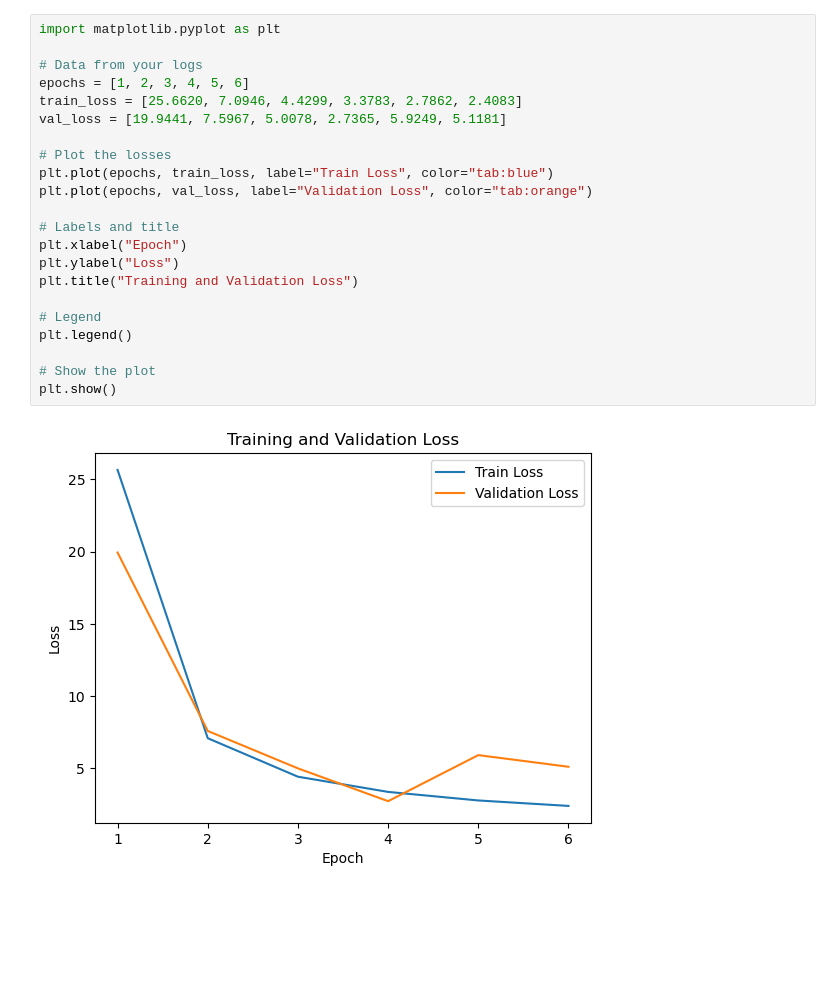
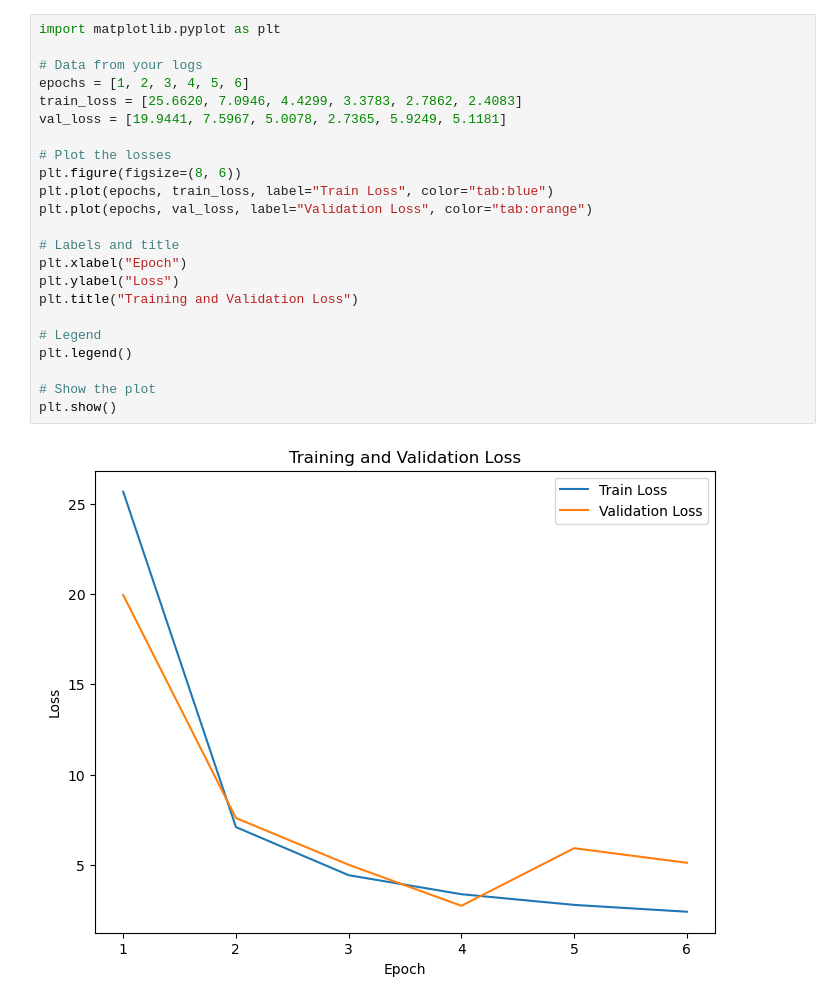
Before and after one commit to theshamiksinha/HealthScribe3000, a Jupyter notebook: try.ipynb, the cells around one changed output. Cells and saved outputs as stored; diff of their text form; blank space fills up the shorter version.

```diff
--- a/try.ipynb
+++ b/try.ipynb
@@ -1,24 +1,25 @@
 # %%
 import matplotlib.pyplot as plt
 
 # Data from your logs
 epochs = [1, 2, 3, 4, 5, 6]
 train_loss = [25.6620, 7.0946, 4.4299, 3.3783, 2.7862, 2.4083]
 val_loss = [19.9441, 7.5967, 5.0078, 2.7365, 5.9249, 5.1181]
 
 # Plot the losses
+plt.figure(figsize=(8, 6))
 plt.plot(epochs, train_loss, label="Train Loss", color="tab:blue")
 plt.plot(epochs, val_loss, label="Validation Loss", color="tab:orange")
 
 # Labels and title
 plt.xlabel("Epoch")
 plt.ylabel("Loss")
 plt.title("Training and Validation Loss")
 
 # Legend
 plt.legend()
 
 # Show the plot
 plt.show()
 # %% [output]
-[figure, old version]
+[figure, new version]
```
